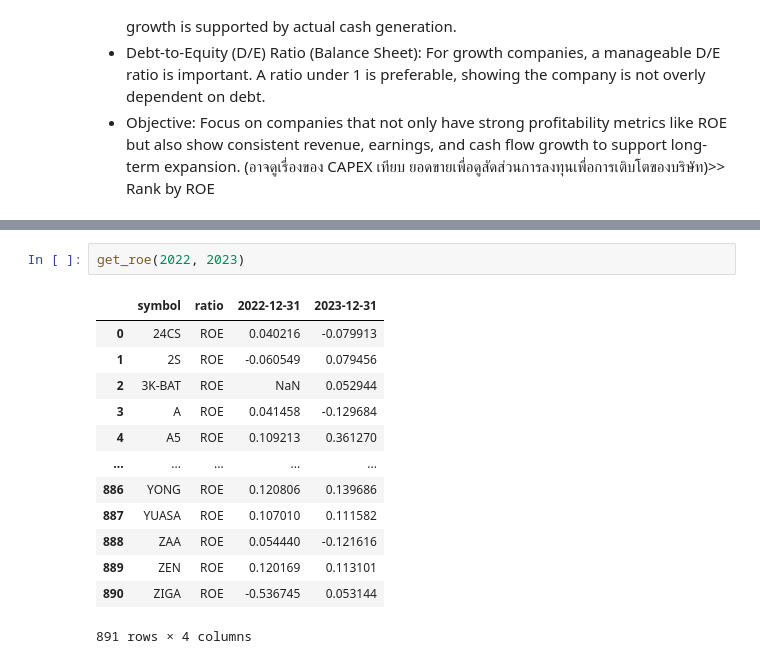
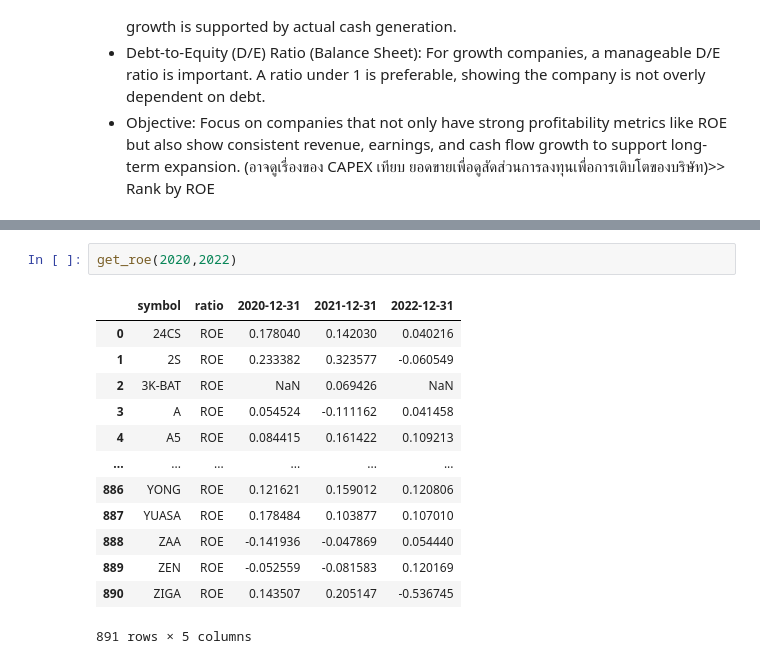
Before and after one commit to suparuek2405/Stock-screening-with-python, a Jupyter notebook: Group_assignment_Tacocat_set_yfinance.ipynb, the cells around one changed output, grey strips where cells are left out. Cells and saved outputs as stored; diff of their text form.

```diff
--- a/Group_assignment_Tacocat_set_yfinance.ipynb
+++ b/Group_assignment_Tacocat_set_yfinance.ipynb
@@ -371,16 +489,16 @@ def get_roe(startyear=2020, endyear=2022):
 # %%
-get_roe(2022, 2023)
+get_roe(2020,2022)
 # %% [output]
-|  | symbol | ratio | 2022-12-31 | 2023-12-31 |
-| 0 | 24CS | ROE | 0.040216 | -0.079913 |
-| 1 | 2S | ROE | -0.060549 | 0.079456 |
-| 2 | 3K-BAT | ROE | NaN | 0.052944 |
-| 3 | A | ROE | 0.041458 | -0.129684 |
-| 4 | A5 | ROE | 0.109213 | 0.361270 |
-| ... | ... | ... | ... | ... |
-| 886 | YONG | ROE | 0.120806 | 0.139686 |
-| 887 | YUASA | ROE | 0.107010 | 0.111582 |
-| 888 | ZAA | ROE | 0.054440 | -0.121616 |
-| 889 | ZEN | ROE | 0.120169 | 0.113101 |
-| 890 | ZIGA | ROE | -0.536745 | 0.053144 |
+|  | symbol | ratio | 2020-12-31 | 2021-12-31 | 2022-12-31 |
+| 0 | 24CS | ROE | 0.178040 | 0.142030 | 0.040216 |
+| 1 | 2S | ROE | 0.233382 | 0.323577 | -0.060549 |
+| 2 | 3K-BAT | ROE | NaN | 0.069426 | NaN |
+| 3 | A | ROE | 0.054524 | -0.111162 | 0.041458 |
+| 4 | A5 | ROE | 0.084415 | 0.161422 | 0.109213 |
+| ... | ... | ... | ... | ... | ... |
+| 886 | YONG | ROE | 0.121621 | 0.159012 | 0.120806 |
+| 887 | YUASA | ROE | 0.178484 | 0.103877 | 0.107010 |
+| 888 | ZAA | ROE | -0.141936 | -0.047869 | 0.054440 |
+| 889 | ZEN | ROE | -0.052559 | -0.081583 | 0.120169 |
+| 890 | ZIGA | ROE | 0.143507 | 0.205147 | -0.536745 |
-891 rows × 4 columns
+891 rows × 5 columns
```
Also changed, not shown: parts of 11 cells of this notebook.
